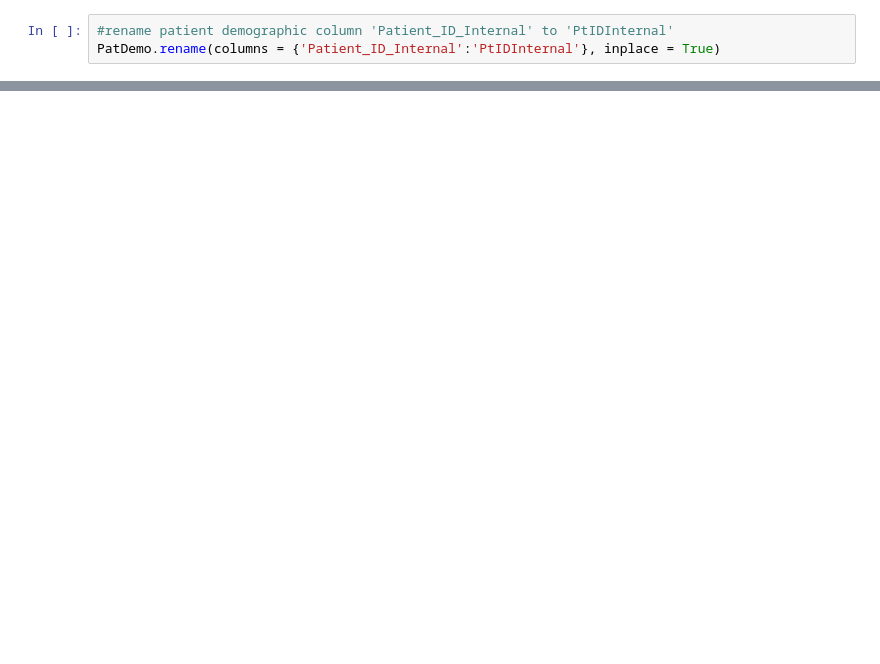
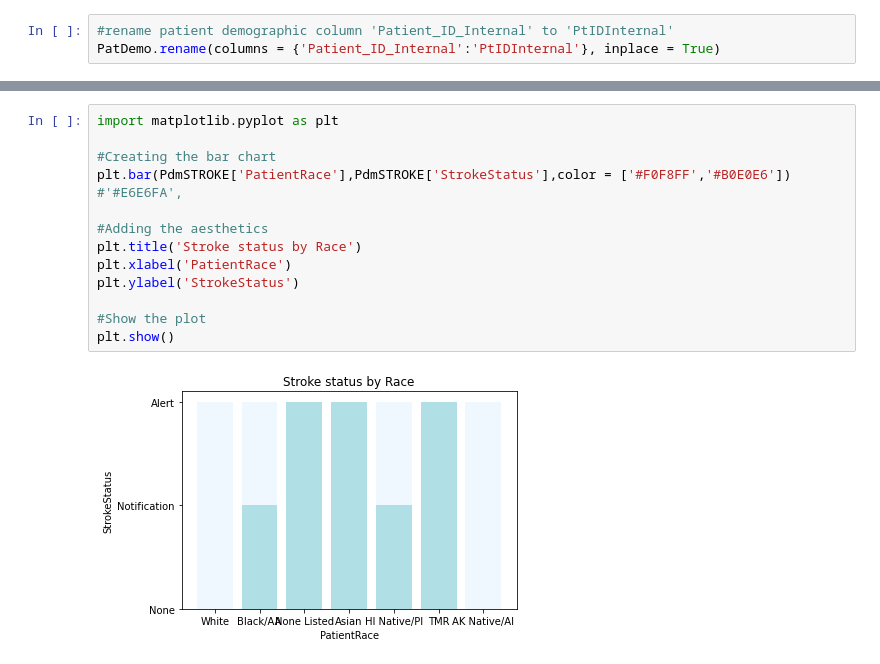
Before and after one commit to bnepal2/Fairfax-Consultants---Summer2022-DEAN690, a Jupyter notebook: FFConsultants.ipynb, the cells around one changed output, grey strips where cells are left out. Cells and saved outputs as stored; diff of their text form; blank space fills up the shorter version.

```diff
--- a/FFConsultants.ipynb
+++ b/FFConsultants.ipynb
@@ -59,0 +208,15 @@ print(df4)
+# %%
+import matplotlib.pyplot as plt
+
+#Creating the bar chart
+plt.bar(PdmSTROKE['PatientRace'],PdmSTROKE['StrokeStatus'],color = ['#F0F8FF','#B0E0E6']) #'#E6E6FA',
+
+#Adding the aesthetics
+plt.title('Stroke status by Race')
+plt.xlabel('PatientRace')
+plt.ylabel('StrokeStatus')
+
+#Show the plot
+plt.show()
+# %% [output]
+[figure, added]
```
Also changed, not shown: parts of 13 cells of this notebook.
